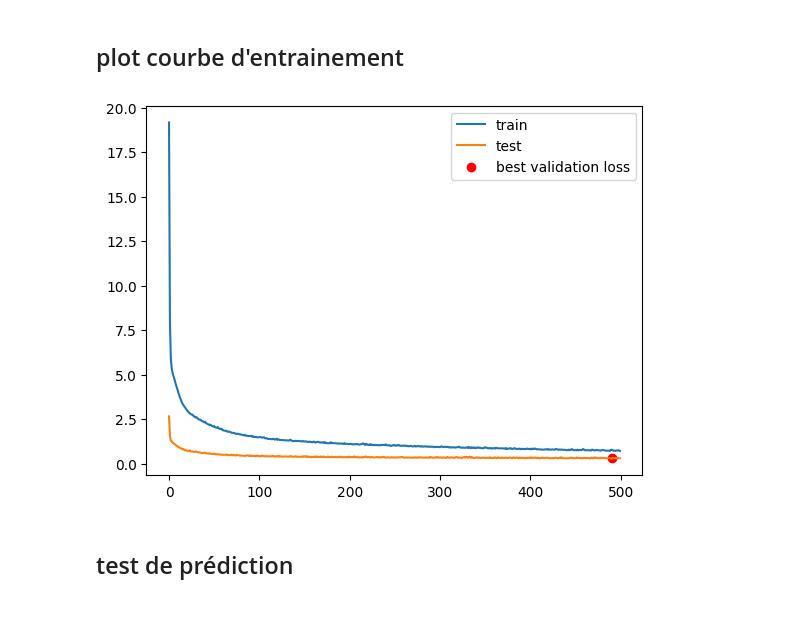
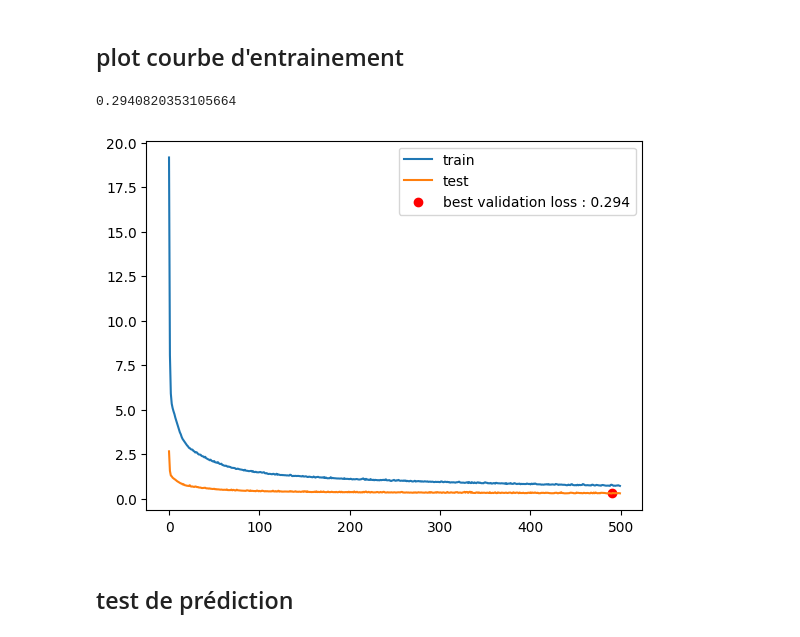
Before and after one commit to Sensorea-org/Git_Stage_2025_ZMH, a Jupyter notebook: MLP_model.ipynb, the cells around one changed output. Saved outputs shown, nothing was run; the diff lists cells and outputs as text; code cells hidden in the pictures.

```diff
--- a/MLP_model.ipynb
+++ b/MLP_model.ipynb
@@ -130,16 +130,18 @@ print(val_losses)
 # %%
 
 x = np.linspace(0,len(train_losses)-1,len(train_losses))
 plt.plot(x,train_losses,label='train')
 plt.plot(x,val_losses,label='test')
 best = min(val_losses)
 i = val_losses.index(best)
-plt.scatter(i,best,label='best validation loss',color='red')
+print(best)
+plt.scatter(i,best,label=f'best validation loss : {round(best,3)}',color='red')
 plt.legend()
 plt.savefig("./images/Training_trend_MLP_128_64.png")
 plt.show()
 # %% [output]
+0.2940820353105664
-[figure, old version]
+[figure, new version]
 # %% [markdown]
 ## test de prédiction ##
 # %% [markdown]
```
Also changed, not shown: 4 other files.
